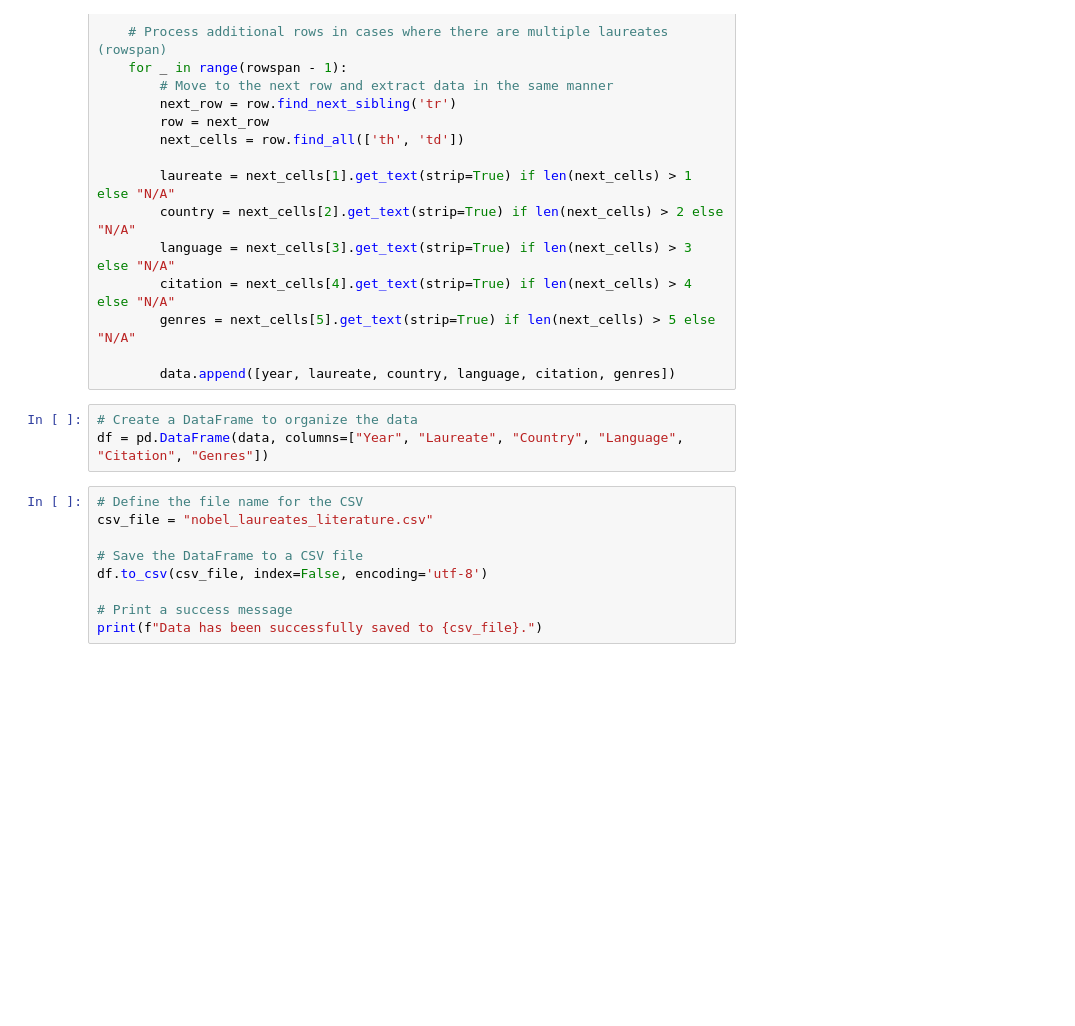
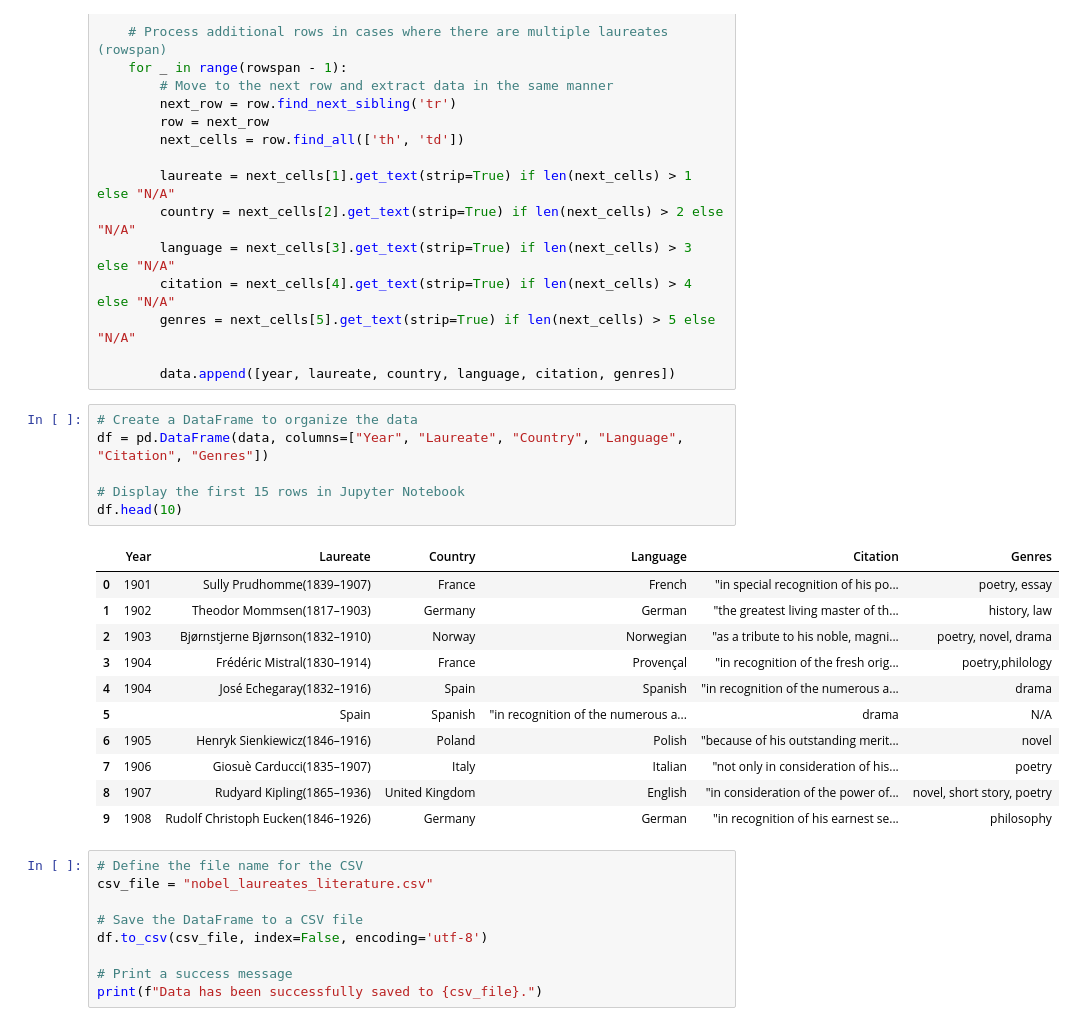
Before and after one commit to ColtonCogg1999/CSC221-cgcoggins-GroupProject, a Jupyter notebook: CSC221-cgcoggins-GroupProject.ipynb, the cells around one changed output. Cells and saved outputs as stored; diff of their text form; blank space fills up the shorter version.

```diff
--- a/CSC221-cgcoggins-GroupProject.ipynb
+++ b/CSC221-cgcoggins-GroupProject.ipynb
@@ -63,6 +64,21 @@ for row in table.find_all('tr')[1:]:  # [1:] skips the header row
 # %%
 # Create a DataFrame to organize the data
 df = pd.DataFrame(data, columns=["Year", "Laureate", "Country", "Language", "Citation", "Genres"])
+
+# Display the first 15 rows in Jupyter Notebook
+df.head(10)
+# %% [output]
+|  | Year | Laureate | Country | Language | Citation | Genres |
+| 0 | 1901 | Sully Prudhomme(1839–1907) | France | French | "in special recognition of his po... | poetry, essay |
+| 1 | 1902 | Theodor Mommsen(1817–1903) | Germany | German | "the greatest living master of th... | history, law |
+| 2 | 1903 | Bjørnstjerne Bjørnson(1832–1910) | Norway | Norwegian | "as a tribute to his noble, magni... | poetry, novel, drama |
+| 3 | 1904 | Frédéric Mistral(1830–1914) | France | Provençal | "in recognition of the fresh orig... | poetry,philology |
+| 4 | 1904 | José Echegaray(1832–1916) | Spain | Spanish | "in recognition of the numerous a... | drama |
+| 5 |  | Spain | Spanish | "in recognition of the numerous a... | drama | N/A |
+| 6 | 1905 | Henryk Sienkiewicz(1846–1916) | Poland | Polish | "because of his outstanding merit... | novel |
+| 7 | 1906 | Giosuè Carducci(1835–1907) | Italy | Italian | "not only in consideration of his... | poetry |
+| 8 | 1907 | Rudyard Kipling(1865–1936) | United Kingdom | English | "in consideration of the power of... | novel, short story, poetry |
+| 9 | 1908 | Rudolf Christoph Eucken(1846–1926) | Germany | German | "in recognition of his earnest se... | philosophy |
 # %%
 # Define the file name for the CSV
 csv_file = "nobel_laureates_literature.csv"
```
Also changed, not shown: parts of 2 cells of this notebook.
